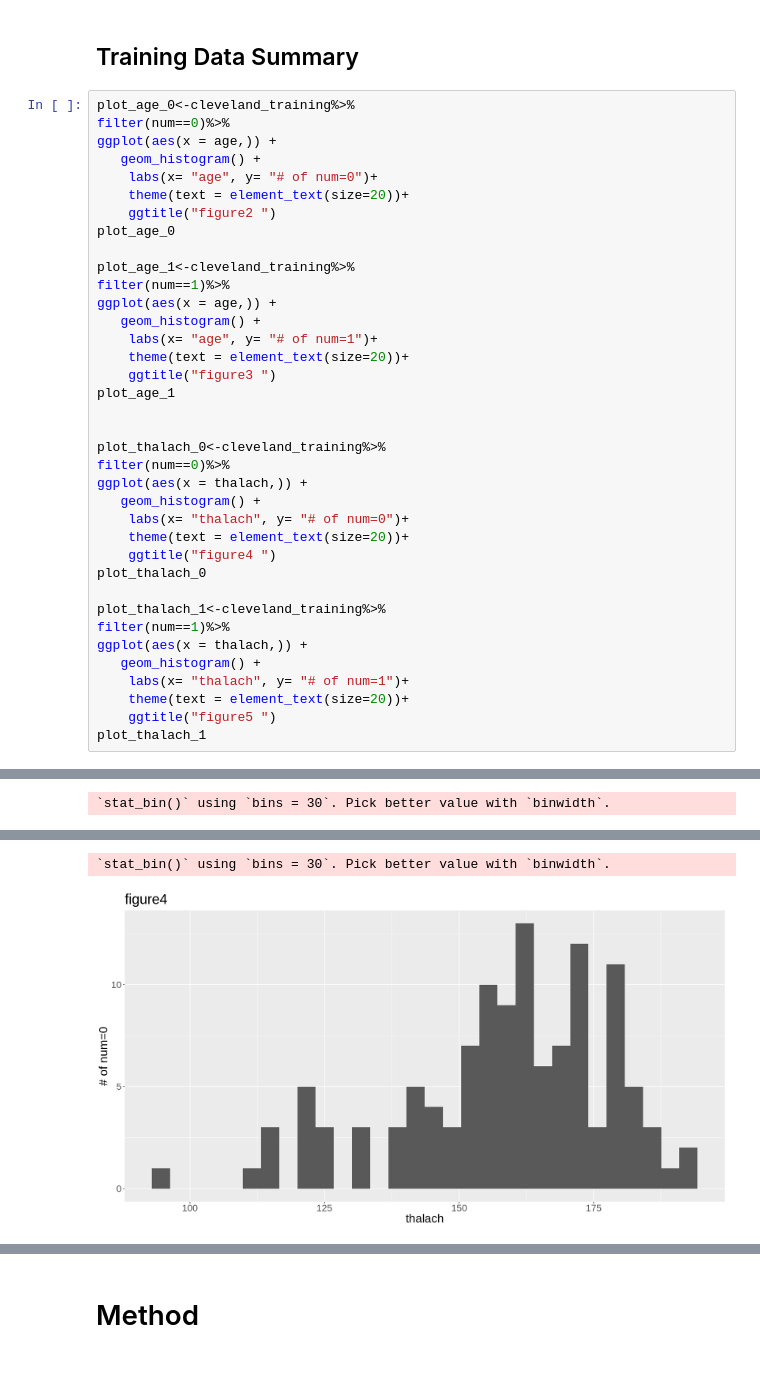
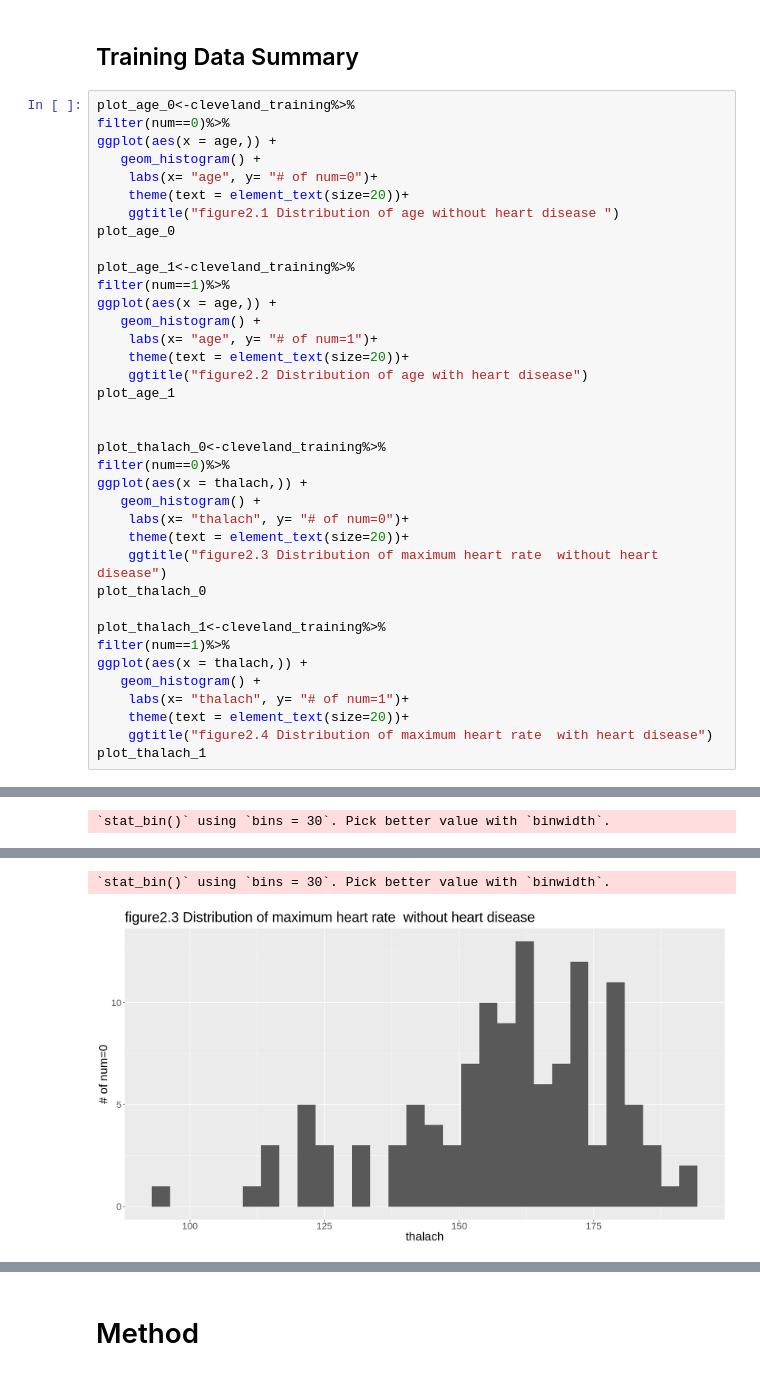
Before and after one commit to wiliwangka/Heart-Disease-Classification-with-R, a Jupyter notebook: ds_project_proposal.ipynb, the cells around one changed output, grey strips where cells are left out. Saved outputs shown, nothing was run; the diff lists cells and outputs as text.

```diff
--- a/ds_project_proposal.ipynb
+++ b/ds_project_proposal.ipynb
@@ -234,7 +220,7 @@ ggplot(aes(x = age,)) +
    geom_histogram() +
     labs(x= "age", y= "# of num=0")+
     theme(text = element_text(size=20))+
-    ggtitle("figure2 ")
+    ggtitle("figure2.1 Distribution of age without heart disease ")
 plot_age_0
 
 plot_age_1<-cleveland_training%>%
@@ -243,7 +229,7 @@ ggplot(aes(x = age,)) +
    geom_histogram() +
     labs(x= "age", y= "# of num=1")+
     theme(text = element_text(size=20))+
-    ggtitle("figure3 ")
+    ggtitle("figure2.2 Distribution of age with heart disease")
 plot_age_1
 
 
@@ -253,7 +239,7 @@ ggplot(aes(x = thalach,)) +
    geom_histogram() +
     labs(x= "thalach", y= "# of num=0")+
     theme(text = element_text(size=20))+
-    ggtitle("figure4 ")
+    ggtitle("figure2.3 Distribution of maximum heart rate  without heart disease")
 plot_thalach_0
 
 plot_thalach_1<-cleveland_training%>%
@@ -262,7 +248,7 @@ ggplot(aes(x = thalach,)) +
    geom_histogram() +
     labs(x= "thalach", y= "# of num=1")+
     theme(text = element_text(size=20))+
-    ggtitle("figure5 ")
+    ggtitle("figure2.4 Distribution of maximum heart rate  with heart disease")
 plot_thalach_1
 # %% [output]
 `stat_bin()` using `bins = 30`. Pick better value with `binwidth`.
@@ -274,2 +260,2 @@ plot_thalach_1
 `stat_bin()` using `bins = 30`. Pick better value with `binwidth`.
-[figure, old version]
+[figure, new version]
```
Also changed, not shown: parts of 19 cells of this notebook.
